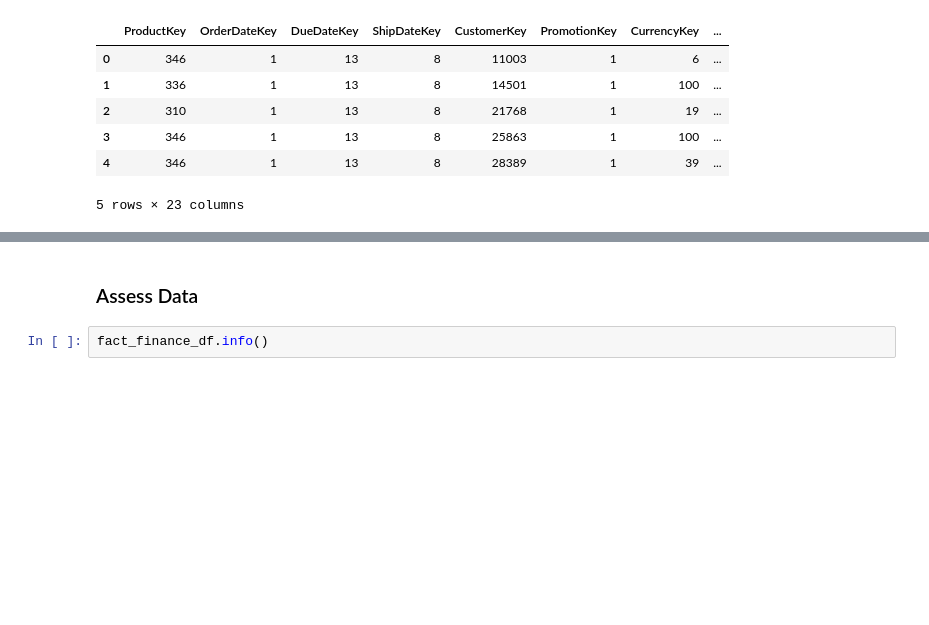
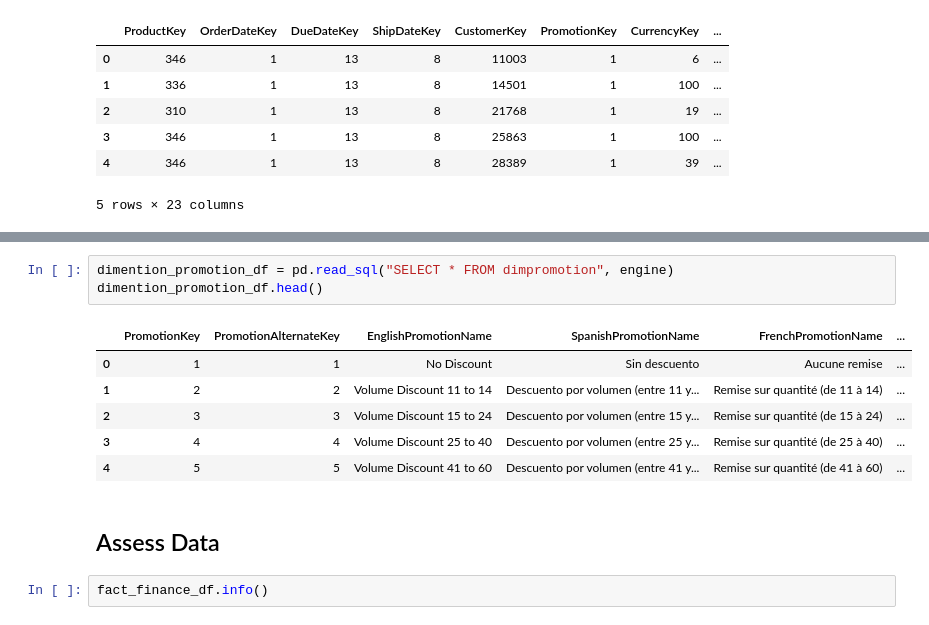
Before and after one commit to Rizukaf-id/UAS-VISUALISASI-DATA, a Jupyter notebook: notebook.ipynb, the cells around one changed output, grey strips where cells are left out. Drawn from its saved outputs; the diff is of its cells as text; blank space fills up the shorter version.

```diff
--- a/notebook.ipynb
+++ b/notebook.ipynb
@@ -57,5 +101,15 @@ dimention_reseller_df.head()
+# %%
+dimention_promotion_df = pd.read_sql("SELECT * FROM dimpromotion", engine)
+dimention_promotion_df.head()
+# %% [output]
+|  | PromotionKey | PromotionAlternateKey | EnglishPromotionName | SpanishPromotionName | FrenchPromotionName | ... |
+| 0 | 1 | 1 | No Discount | Sin descuento | Aucune remise | ... |
+| 1 | 2 | 2 | Volume Discount 11 to 14 | Descuento por volumen (entre 11 y... | Remise sur quantité (de 11 à 14) | ... |
+| 2 | 3 | 3 | Volume Discount 15 to 24 | Descuento por volumen (entre 15 y... | Remise sur quantité (de 15 à 24) | ... |
+| 3 | 4 | 4 | Volume Discount 25 to 40 | Descuento por volumen (entre 25 y... | Remise sur quantité (de 25 à 40) | ... |
+| 4 | 5 | 5 | Volume Discount 41 to 60 | Descuento por volumen (entre 41 y... | Remise sur quantité (de 41 à 60) | ... |
 # %% [markdown]
-### Assess Data
+## Assess Data
 # %%
 fact_finance_df.info()
 # %% [output]
```
Also changed, not shown: parts of 12 cells of this notebook.
